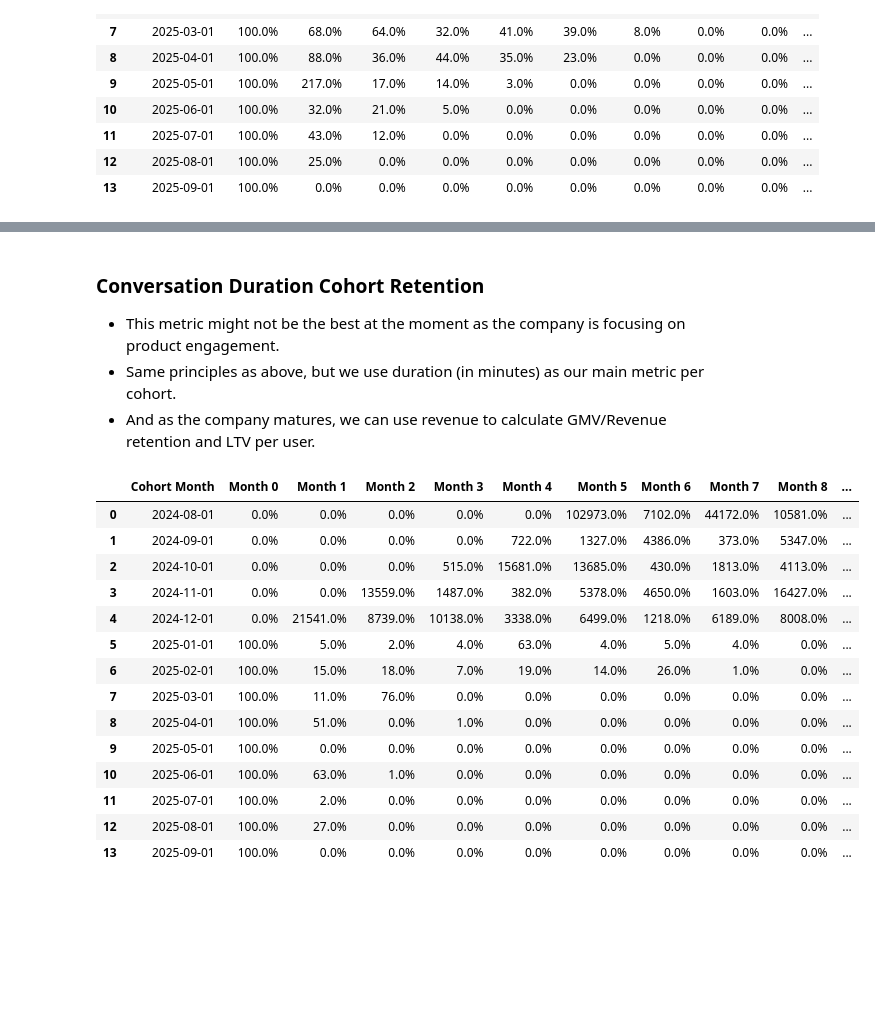
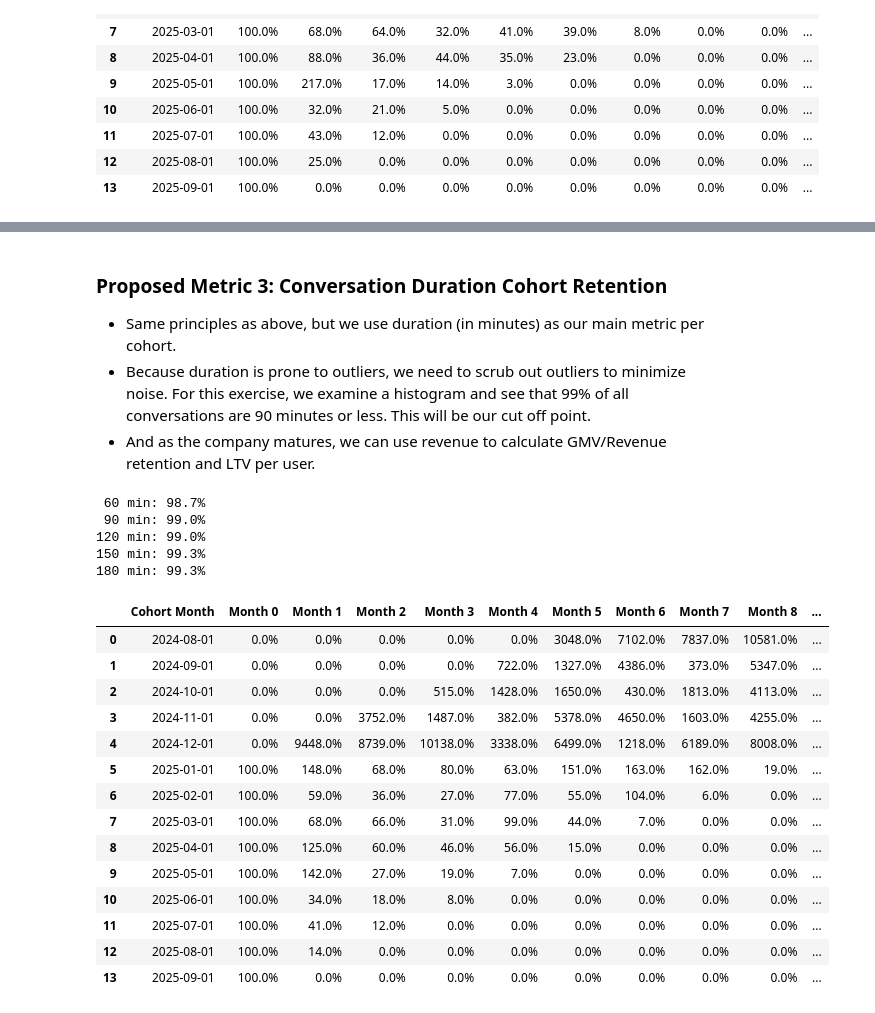
Before and after one commit to do-y-lee/tavus-take-home-assignment, a Jupyter notebook: tavus-take-home-analysis.ipynb, the cells around one changed output, grey strips where cells are left out. Drawn from its saved outputs; the diff is of its cells as text; code cells hidden in the pictures; blank space fills up the shorter version.

```diff
--- a/tavus-take-home-analysis.ipynb
+++ b/tavus-take-home-analysis.ipynb
@@ -460,9 +464,27 @@ df5.style.format({col: '{:.1f}%' for col in month_cols}).set_properties(**{'font
 * As product usage increase with new features and higher developer engagement, we want to see the numbers generally increase horizontall at the cohort level, and veritcally top to bottom by comparing different cohorts.
 # %% [markdown]
-### Conversation Duration Cohort Retention
-* This metric might not be the best at the moment as the company is focusing on product engagement.
+### Proposed Metric 3: Conversation Duration Cohort Retention
 * Same principles as above, but we use duration (in minutes) as our main metric per cohort.
+* Because duration is prone to outliers, we need to scrub out outliers to minimize noise. For this exercise, we examine a histogram and see that 99% of all conversations are 90 minutes or less. This will be our cut off point.
 * And as the company matures, we can use revenue to calculate GMV/Revenue retention and LTV per user.
+# %%
+# Check to see % of conversations captured under 60 min, 90 min, etc.
+histogram_sql_query = """
+    SELECT ROUND(EXTRACT(EPOCH FROM (updated_at - created_at)) / 60, 2) AS duration_minutes
+    FROM conversation
+    WHERE replica_uuid IS NOT NULL
+"""
+
+df_hist = pd.read_sql(histogram_sql_query, engine)
+for cutoff in [60, 90, 120, 150, 180]:
+    coverage = (df_hist['duration_minutes'] <= cutoff).mean() * 100
+    print(f"{cutoff:3d} min: {coverage:.1f}%")
+# %% [output]
+ 60 min: 98.7%
+ 90 min: 99.0%
+120 min: 99.0%
+150 min: 99.3%
+180 min: 99.3%
 # %%
 # Conversation Duration Cohort Retention Analysis
 sql_query_6 = """
@@ -500,6 +522,7 @@ stg_conversations AS
       ROUND(EXTRACT(EPOCH FROM (updated_at - created_at)) / 60, 2) AS duration_minutes
 	FROM conversation
 	WHERE replica_uuid IS NOT NULL
+    AND EXTRACT(EPOCH FROM (updated_at - created_at)) / 60 <= 90
 ),
 stg_cohorts AS
 (
@@ -556,44 +579,44 @@ cohort_matrix AS
       SUM(CASE WHEN cohort_period = 12 THEN duration ELSE 0 END) AS month_12
 	FROM stg_user_cohort_retention
 	WHERE cohort_month_0 >= '2024-08-01'
 	GROUP BY 1
 )
 SELECT
   cohort_month_0 AS "Cohort Month",
   ROUND(100.0 * month_0 / CASE WHEN month_0 = 0 THEN 1 ELSE month_0 END, 0) AS "Month 0",
   ROUND(100.0 * month_1 / CASE WHEN month_0 = 0 THEN 1 ELSE month_0 END, 0) AS "Month 1",
   ROUND(100.0 * month_2 / CASE WHEN month_0 = 0 THEN 1 ELSE month_0 END, 0) AS "Month 2",
   ROUND(100.0 * month_3 / CASE WHEN month_0 = 0 THEN 1 ELSE month_0 END, 0) AS "Month 3",
   ROUND(100.0 * month_4 / CASE WHEN month_0 = 0 THEN 1 ELSE month_0 END, 0) AS "Month 4",
   ROUND(100.0 * month_5 / CASE WHEN month_0 = 0 THEN 1 ELSE month_0 END, 0) AS "Month 5",
   ROUND(100.0 * month_6 / CASE WHEN month_0 = 0 THEN 1 ELSE month_0 END, 0) AS "Month 6",
   ROUND(100.0 * month_7 / CASE WHEN month_0 = 0 THEN 1 ELSE month_0 END, 0) AS "Month 7",
   ROUND(100.0 * month_8 / CASE WHEN month_0 = 0 THEN 1 ELSE month_0 END, 0) AS "Month 8",
   ROUND(100.0 * month_9 / CASE WHEN month_0 = 0 THEN 1 ELSE month_0 END, 0) AS "Month 9",
   ROUND(100.0 * month_10 / CASE WHEN month_0 = 0 THEN 1 ELSE month_0 END, 0) AS "Month 10",
   ROUND(100.0 * month_11 / CASE WHEN month_0 = 0 THEN 1 ELSE month_0 END, 0) AS "Month 11",
   ROUND(100.0 * month_12 / CASE WHEN month_0 = 0 THEN 1 ELSE month_0 END, 0) AS "Month 12"
 FROM cohort_matrix
 ORDER BY 1;
 """
 
 # Load data
 df6 = pd.read_sql(sql_query_6, engine)
 month_cols = [col for col in df6.columns if col.startswith('Month')]
 df6.style.format({col: '{:.1f}%' for col in month_cols}).set_properties(**{'font-size': '9px'})
 # %% [output]
 |  | Cohort Month | Month 0 | Month 1 | Month 2 | Month 3 | Month 4 | Month 5 | Month 6 | Month 7 | Month 8 | ... |
-| 0 | 2024-08-01 | 0.0% | 0.0% | 0.0% | 0.0% | 0.0% | 102973.0% | 7102.0% | 44172.0% | 10581.0% | ... |
+| 0 | 2024-08-01 | 0.0% | 0.0% | 0.0% | 0.0% | 0.0% | 3048.0% | 7102.0% | 7837.0% | 10581.0% | ... |
 | 1 | 2024-09-01 | 0.0% | 0.0% | 0.0% | 0.0% | 722.0% | 1327.0% | 4386.0% | 373.0% | 5347.0% | ... |
-| 2 | 2024-10-01 | 0.0% | 0.0% | 0.0% | 515.0% | 15681.0% | 13685.0% | 430.0% | 1813.0% | 4113.0% | ... |
-| 3 | 2024-11-01 | 0.0% | 0.0% | 13559.0% | 1487.0% | 382.0% | 5378.0% | 4650.0% | 1603.0% | 16427.0% | ... |
-| 4 | 2024-12-01 | 0.0% | 21541.0% | 8739.0% | 10138.0% | 3338.0% | 6499.0% | 1218.0% | 6189.0% | 8008.0% | ... |
-| 5 | 2025-01-01 | 100.0% | 5.0% | 2.0% | 4.0% | 63.0% | 4.0% | 5.0% | 4.0% | 0.0% | ... |
-| 6 | 2025-02-01 | 100.0% | 15.0% | 18.0% | 7.0% | 19.0% | 14.0% | 26.0% | 1.0% | 0.0% | ... |
-| 7 | 2025-03-01 | 100.0% | 11.0% | 76.0% | 0.0% | 0.0% | 0.0% | 0.0% | 0.0% | 0.0% | ... |
-| 8 | 2025-04-01 | 100.0% | 51.0% | 0.0% | 1.0% | 0.0% | 0.0% | 0.0% | 0.0% | 0.0% | ... |
-| 9 | 2025-05-01 | 100.0% | 0.0% | 0.0% | 0.0% | 0.0% | 0.0% | 0.0% | 0.0% | 0.0% | ... |
-| 10 | 2025-06-01 | 100.0% | 63.0% | 1.0% | 0.0% | 0.0% | 0.0% | 0.0% | 0.0% | 0.0% | ... |
-| 11 | 2025-07-01 | 100.0% | 2.0% | 0.0% | 0.0% | 0.0% | 0.0% | 0.0% | 0.0% | 0.0% | ... |
-| 12 | 2025-08-01 | 100.0% | 27.0% | 0.0% | 0.0% | 0.0% | 0.0% | 0.0% | 0.0% | 0.0% | ... |
+| 2 | 2024-10-01 | 0.0% | 0.0% | 0.0% | 515.0% | 1428.0% | 1650.0% | 430.0% | 1813.0% | 4113.0% | ... |
+| 3 | 2024-11-01 | 0.0% | 0.0% | 3752.0% | 1487.0% | 382.0% | 5378.0% | 4650.0% | 1603.0% | 4255.0% | ... |
+| 4 | 2024-12-01 | 0.0% | 9448.0% | 8739.0% | 10138.0% | 3338.0% | 6499.0% | 1218.0% | 6189.0% | 8008.0% | ... |
+| 5 | 2025-01-01 | 100.0% | 148.0% | 68.0% | 80.0% | 63.0% | 151.0% | 163.0% | 162.0% | 19.0% | ... |
+| 6 | 2025-02-01 | 100.0% | 59.0% | 36.0% | 27.0% | 77.0% | 55.0% | 104.0% | 6.0% | 0.0% | ... |
+| 7 | 2025-03-01 | 100.0% | 68.0% | 66.0% | 31.0% | 99.0% | 44.0% | 7.0% | 0.0% | 0.0% | ... |
+| 8 | 2025-04-01 | 100.0% | 125.0% | 60.0% | 46.0% | 56.0% | 15.0% | 0.0% | 0.0% | 0.0% | ... |
+| 9 | 2025-05-01 | 100.0% | 142.0% | 27.0% | 19.0% | 7.0% | 0.0% | 0.0% | 0.0% | 0.0% | ... |
+| 10 | 2025-06-01 | 100.0% | 34.0% | 18.0% | 8.0% | 0.0% | 0.0% | 0.0% | 0.0% | 0.0% | ... |
+| 11 | 2025-07-01 | 100.0% | 41.0% | 12.0% | 0.0% | 0.0% | 0.0% | 0.0% | 0.0% | 0.0% | ... |
+| 12 | 2025-08-01 | 100.0% | 14.0% | 0.0% | 0.0% | 0.0% | 0.0% | 0.0% | 0.0% | 0.0% | ... |
 | 13 | 2025-09-01 | 100.0% | 0.0% | 0.0% | 0.0% | 0.0% | 0.0% | 0.0% | 0.0% | 0.0% | ... |
```
Also changed, not shown: parts of 3 cells of this notebook.
